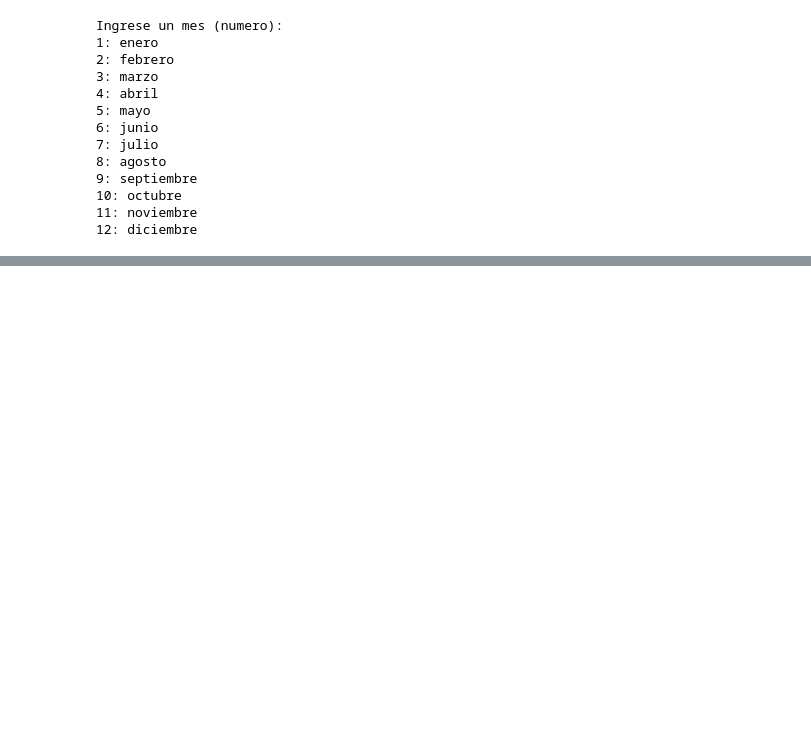
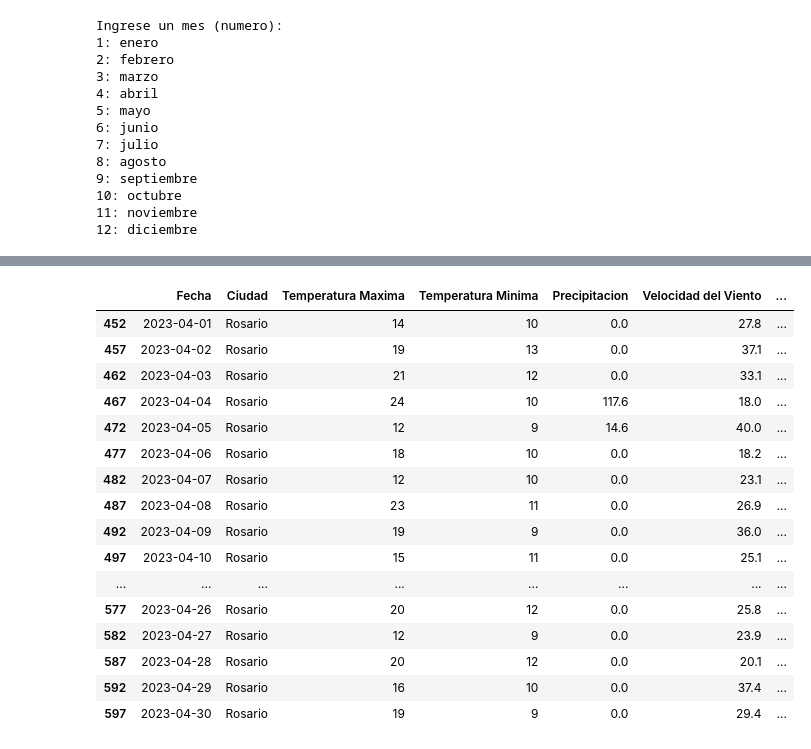
Before and after one commit to sorubadguy/Curso_data_y_machine, a Jupyter notebook: Dia_9/Cuadernos para Prácticas/Proyecto del Día 9 - Consulta de Temperaturas Interactivo.ipynb, the cells around one changed output, grey strips where cells are left out. Saved outputs shown, nothing was run; the diff lists cells and outputs as text; code cells hidden in the pictures; blank space fills up the shorter version.

```diff
--- a/Dia_9/Cuadernos para Prácticas/Proyecto del Día 9 - Consulta de Temperaturas Interactivo.ipynb
+++ b/Dia_9/Cuadernos para Prácticas/Proyecto del Día 9 - Consulta de Temperaturas Interactivo.ipynb
@@ -118,7 +118,7 @@ Ingrese una ciudad:
 print('Ingrese un mes (numero): ')
 for m in meses:
     print(f'{meses.index(m) + 1}: {m}')
-mes = meses[int(input('Ingrese el numero de mes: '))-1]
+mes = int(input('Ingrese el numero de mes: '))
 # %% [output]
 Ingrese un mes (numero):
 1: enero
@@ -141,0 +196,21 @@ marzo
+# %%
+df_ciudad_fecha_filtro = df_ciudad_filtro.loc[filtro_fecha]
+df_ciudad_fecha_filtro
+# %% [output]
+|  | Fecha | Ciudad | Temperatura Maxima | Temperatura Minima | Precipitacion | Velocidad del Viento | ... |
+| 452 | 2023-04-01 | Rosario | 14 | 10 | 0.0 | 27.8 | ... |
+| 457 | 2023-04-02 | Rosario | 19 | 13 | 0.0 | 37.1 | ... |
+| 462 | 2023-04-03 | Rosario | 21 | 12 | 0.0 | 33.1 | ... |
+| 467 | 2023-04-04 | Rosario | 24 | 10 | 117.6 | 18.0 | ... |
+| 472 | 2023-04-05 | Rosario | 12 | 9 | 14.6 | 40.0 | ... |
+| 477 | 2023-04-06 | Rosario | 18 | 10 | 0.0 | 18.2 | ... |
+| 482 | 2023-04-07 | Rosario | 12 | 10 | 0.0 | 23.1 | ... |
+| 487 | 2023-04-08 | Rosario | 23 | 11 | 0.0 | 26.9 | ... |
+| 492 | 2023-04-09 | Rosario | 19 | 9 | 0.0 | 36.0 | ... |
+| 497 | 2023-04-10 | Rosario | 15 | 11 | 0.0 | 25.1 | ... |
+| ... | ... | ... | ... | ... | ... | ... | ... |
+| 577 | 2023-04-26 | Rosario | 20 | 12 | 0.0 | 25.8 | ... |
+| 582 | 2023-04-27 | Rosario | 12 | 9 | 0.0 | 23.9 | ... |
+| 587 | 2023-04-28 | Rosario | 20 | 12 | 0.0 | 20.1 | ... |
+| 592 | 2023-04-29 | Rosario | 16 | 10 | 0.0 | 37.4 | ... |
+| 597 | 2023-04-30 | Rosario | 19 | 9 | 0.0 | 29.4 | ... |
```
Also changed, not shown: parts of 6 cells of this notebook, 1 other file.
